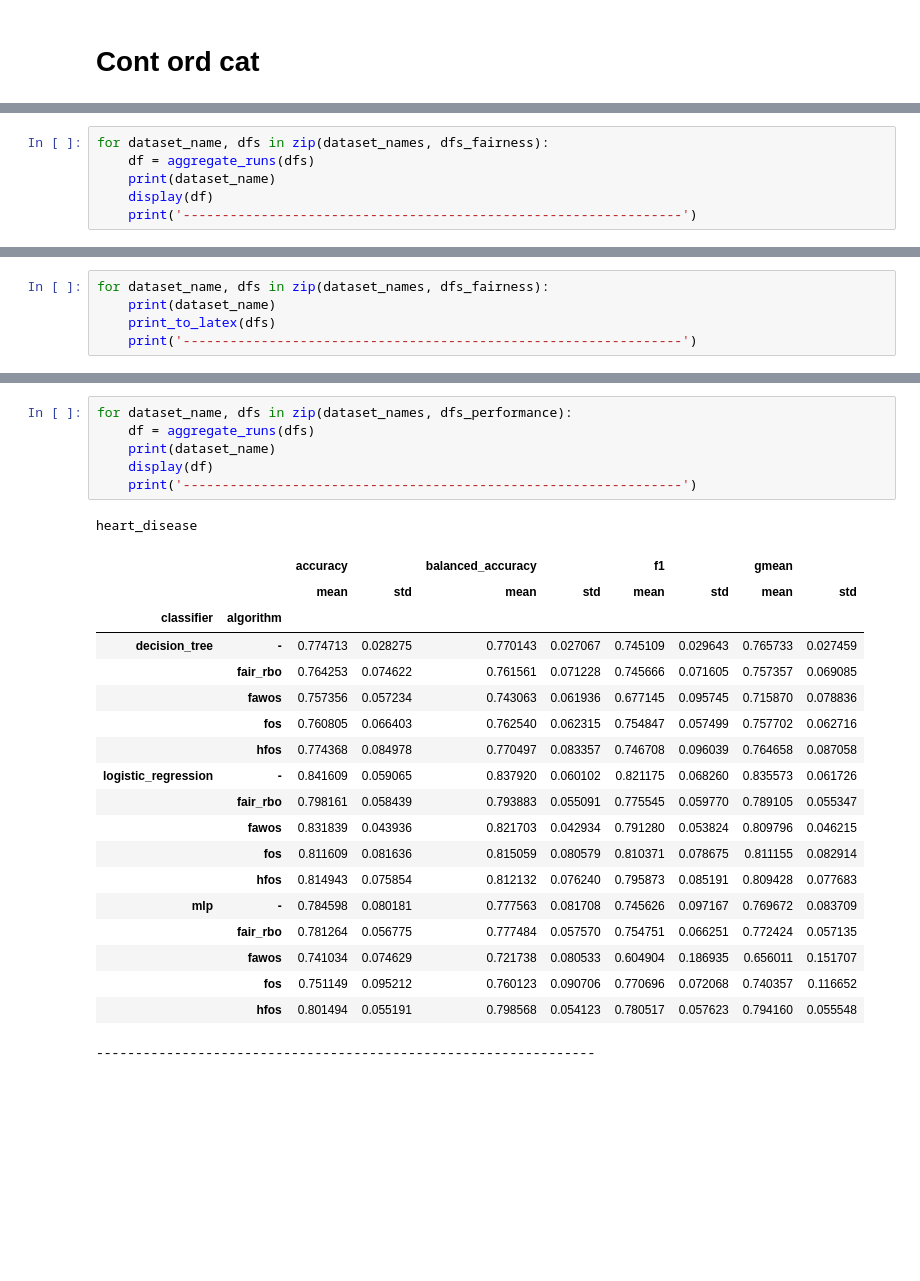
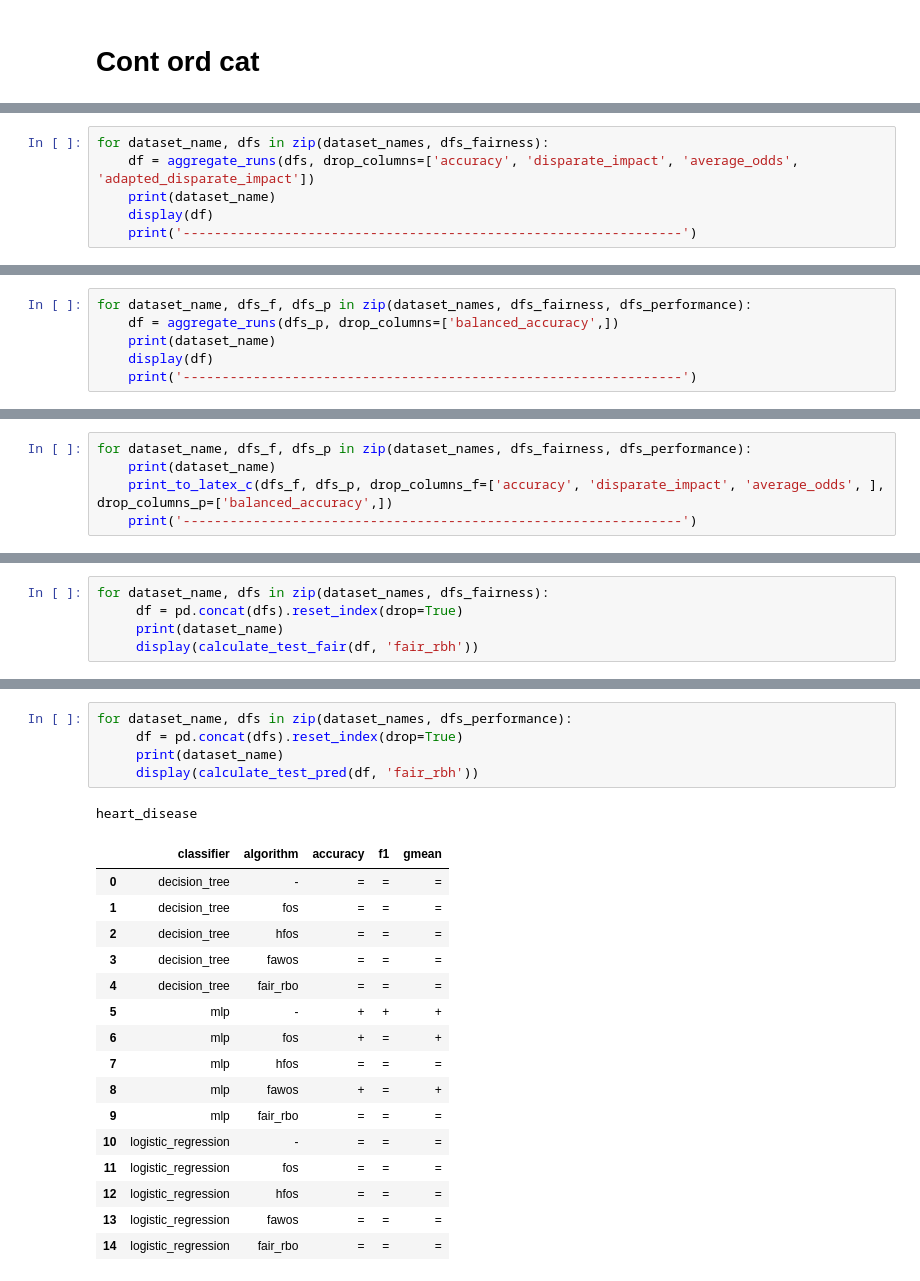
Before and after one commit to annprzy/fair_rbh, a Jupyter notebook: notebooks/results_analysis.ipynb, the cells around one changed output, grey strips where cells are left out. Cells and saved outputs as stored; diff of their text form; blank space fills up the shorter version.

```diff
--- a/notebooks/results_analysis.ipynb
+++ b/notebooks/results_analysis.ipynb
@@ -103,6 +239,6 @@ for dataset_name in dataset_names:
 # %%
 for dataset_name, dfs in zip(dataset_names, dfs_fairness):
-    df = aggregate_runs(dfs)
+    df = aggregate_runs(dfs, drop_columns=['accuracy', 'disparate_impact', 'average_odds', 'adapted_disparate_impact'])
     print(dataset_name)
     display(df)
     print('----------------------------------------------------------------')
@@ -129,8 +266,9 @@ heart_disease
 ----------------------------------------------------------------
 # %%
-for dataset_name, dfs in zip(dataset_names, dfs_fairness):
+for dataset_name, dfs_f, dfs_p in zip(dataset_names, dfs_fairness, dfs_performance):
+    df = aggregate_runs(dfs_p, drop_columns=['balanced_accuracy',])
     print(dataset_name)
-    print_to_latex(dfs)
+    display(df)
     print('----------------------------------------------------------------')
 # %% [output]
 heart_disease
@@ -152,0 +295,5 @@ classifier & algorithm &  &  &  &  &  &  &  &  &  &  &  &  &  &  &  &  \\
+# %%
+for dataset_name, dfs_f, dfs_p in zip(dataset_names, dfs_fairness, dfs_performance):
+    print(dataset_name)
+    print_to_latex_c(dfs_f, dfs_p, drop_columns_f=['accuracy', 'disparate_impact', 'average_odds', ], drop_columns_p=['balanced_accuracy',])
+    print('----------------------------------------------------------------')
@@ -152,0 +318,5 @@ classifier & algorithm &  &  &  &  &  &  &  &  &  &  &  &  &  &  &  &  \\
+# %%
+for dataset_name, dfs in zip(dataset_names, dfs_fairness):
+     df = pd.concat(dfs).reset_index(drop=True)
+     print(dataset_name)
+     display(calculate_test_fair(df, 'fair_rbh'))
@@ -153,30 +341,26 @@ classifier & algorithm &  &  &  &  &  &  &  &  &  &  &  &  &  &  &  &  \\
 # %%
 for dataset_name, dfs in zip(dataset_names, dfs_performance):
-    df = aggregate_runs(dfs)
-    print(dataset_name)
-    display(df)
-    print('----------------------------------------------------------------')
+     df = pd.concat(dfs).reset_index(drop=True)
+     print(dataset_name)
+     display(calculate_test_pred(df, 'fair_rbh'))
 # %% [output]
 heart_disease
-|  |  | accuracy |  | balanced_accuracy |  | f1 |  | gmean |  |
-|  |  | mean | std | mean | std | mean | std | mean | std |
-| classifier | algorithm |  |  |  |  |  |  |  |  |
-| decision_tree | - | 0.774713 | 0.028275 | 0.770143 | 0.027067 | 0.745109 | 0.029643 | 0.765733 | 0.027459 |
-|  | fair_rbo | 0.764253 | 0.074622 | 0.761561 | 0.071228 | 0.745666 | 0.071605 | 0.757357 | 0.069085 |
-|  | fawos | 0.757356 | 0.057234 | 0.743063 | 0.061936 | 0.677145 | 0.095745 | 0.715870 | 0.078836 |
-|  | fos | 0.760805 | 0.066403 | 0.762540 | 0.062315 | 0.754847 | 0.057499 | 0.757702 | 0.062716 |
-|  | hfos | 0.774368 | 0.084978 | 0.770497 | 0.083357 | 0.746708 | 0.096039 | 0.764658 | 0.087058 |
-| logistic_regression | - | 0.841609 | 0.059065 | 0.837920 | 0.060102 | 0.821175 | 0.068260 | 0.835573 | 0.061726 |
-|  | fair_rbo | 0.798161 | 0.058439 | 0.793883 | 0.055091 | 0.775545 | 0.059770 | 0.789105 | 0.055347 |
-|  | fawos | 0.831839 | 0.043936 | 0.821703 | 0.042934 | 0.791280 | 0.053824 | 0.809796 | 0.046215 |
-|  | fos | 0.811609 | 0.081636 | 0.815059 | 0.080579 | 0.810371 | 0.078675 | 0.811155 | 0.082914 |
-|  | hfos | 0.814943 | 0.075854 | 0.812132 | 0.076240 | 0.795873 | 0.085191 | 0.809428 | 0.077683 |
-| mlp | - | 0.784598 | 0.080181 | 0.777563 | 0.081708 | 0.745626 | 0.097167 | 0.769672 | 0.083709 |
-|  | fair_rbo | 0.781264 | 0.056775 | 0.777484 | 0.057570 | 0.754751 | 0.066251 | 0.772424 | 0.057135 |
-|  | fawos | 0.741034 | 0.074629 | 0.721738 | 0.080533 | 0.604904 | 0.186935 | 0.656011 | 0.151707 |
-|  | fos | 0.751149 | 0.095212 | 0.760123 | 0.090706 | 0.770696 | 0.072068 | 0.740357 | 0.116652 |
-|  | hfos | 0.801494 | 0.055191 | 0.798568 | 0.054123 | 0.780517 | 0.057623 | 0.794160 | 0.055548 |
+|  | classifier | algorithm | accuracy | f1 | gmean |
+| 0 | decision_tree | - | = | = | = |
+| 1 | decision_tree | fos | = | = | = |
+| 2 | decision_tree | hfos | = | = | = |
+| 3 | decision_tree | fawos | = | = | = |
+| 4 | decision_tree | fair_rbo | = | = | = |
+| 5 | mlp | - | + | + | + |
+| 6 | mlp | fos | + | = | + |
+| 7 | mlp | hfos | = | = | = |
+| 8 | mlp | fawos | + | = | + |
+| 9 | mlp | fair_rbo | = | = | = |
+| 10 | logistic_regression | - | = | = | = |
+| 11 | logistic_regression | fos | = | = | = |
+| 12 | logistic_regression | hfos | = | = | = |
+| 13 | logistic_regression | fawos | = | = | = |
+| 14 | logistic_regression | fair_rbo | = | = | = |
-----------------------------------------------------------------
 # %%
 
 for dataset_name, dfs in zip(dataset_names, dfs_performance):
```
Also changed, not shown: parts of 41 cells of this notebook, 37 other files.
